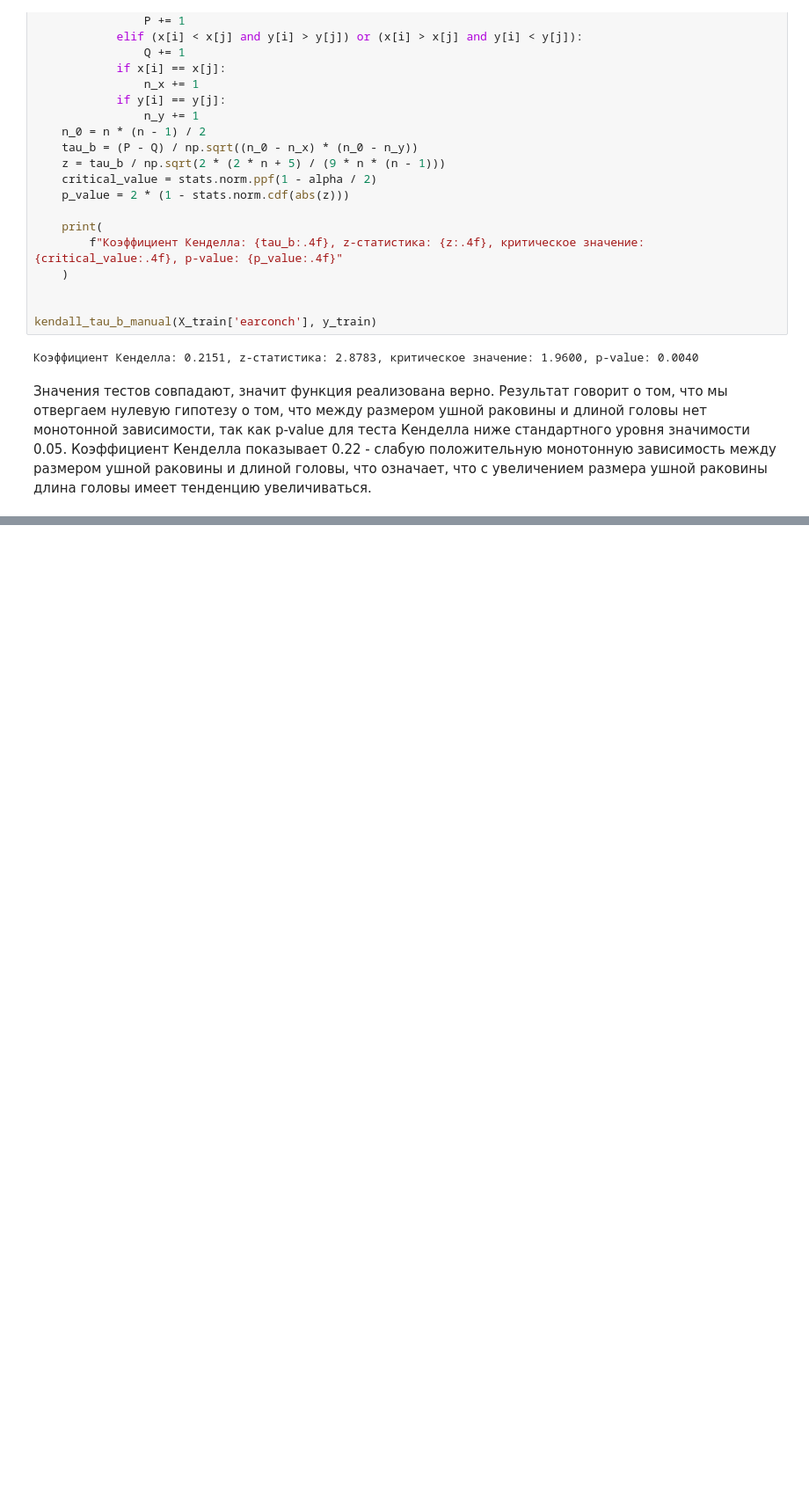
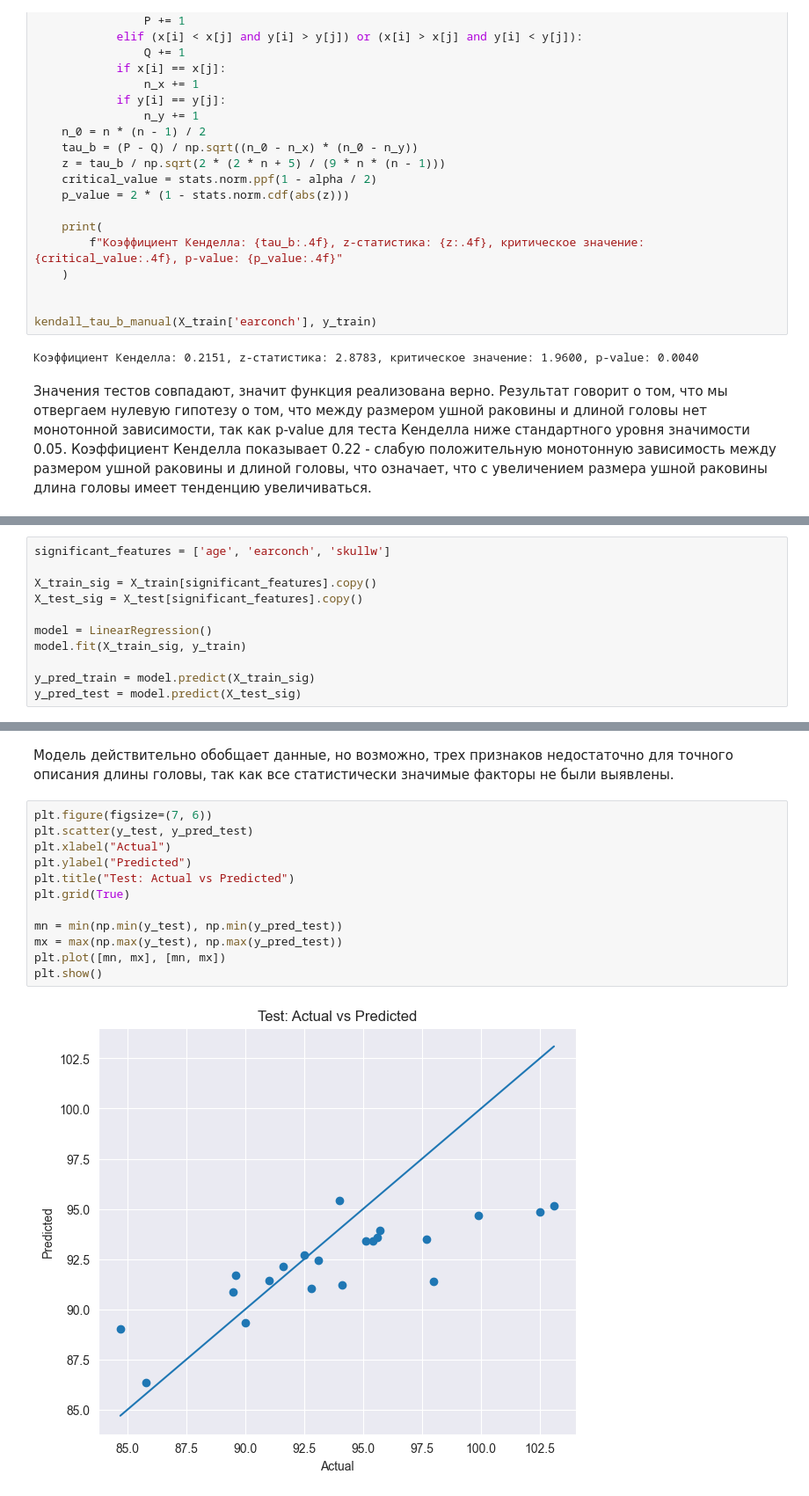
Before and after one commit to vorandpav/StatisticLab, a Jupyter notebook: 4th semester/Lab1/lab1.ipynb, the cells around one changed output, grey strips where cells are left out. Shown at 88% size. Drawn from its saved outputs; the diff is of its cells as text; blank space fills up the shorter version.

```diff
--- a/4th semester/Lab1/lab1.ipynb
+++ b/4th semester/Lab1/lab1.ipynb
@@ -301,0 +546,11 @@ kendall_tau_b_manual(X_train['earconch'], y_train)
+# %%
+significant_features = ['age', 'earconch', 'skullw']
+
+X_train_sig = X_train[significant_features].copy()
+X_test_sig = X_test[significant_features].copy()
+
+model = LinearRegression()
+model.fit(X_train_sig, y_train)
+
+y_pred_train = model.predict(X_train_sig)
+y_pred_test = model.predict(X_test_sig)
@@ -301,0 +585,16 @@ kendall_tau_b_manual(X_train['earconch'], y_train)
+# %% [markdown]
+Модель действительно обобщает данные, но возможно, трех признаков недостаточно для точного описания длины головы, так как все статистически значимые факторы не были выявлены.
+# %%
+plt.figure(figsize=(7, 6))
+plt.scatter(y_test, y_pred_test)
+plt.xlabel("Actual")
+plt.ylabel("Predicted")
+plt.title("Test: Actual vs Predicted")
+plt.grid(True)
+
+mn = min(np.min(y_test), np.min(y_pred_test))
+mx = max(np.max(y_test), np.max(y_pred_test))
+plt.plot([mn, mx], [mn, mx])
+plt.show()
+# %% [output]
+[figure, added]
```
Also changed, not shown: parts of 38 cells of this notebook, 1 other file.
